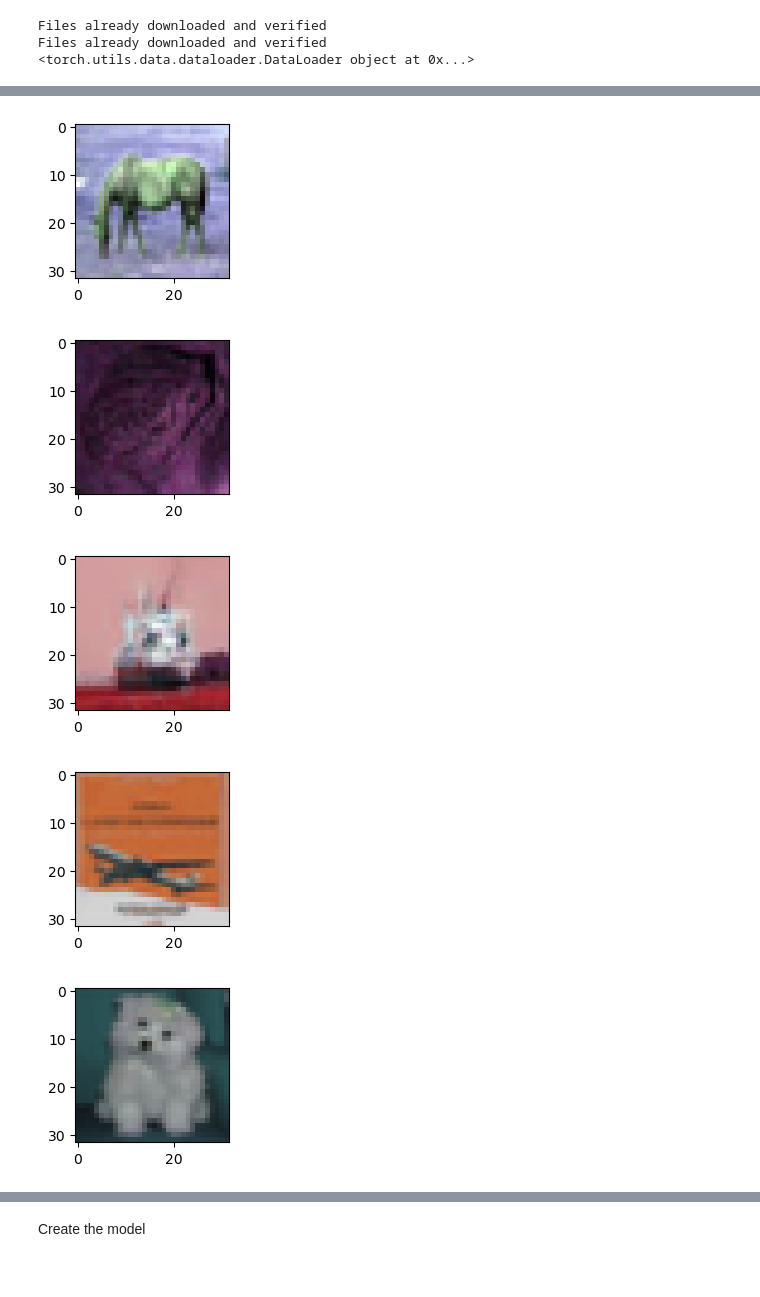
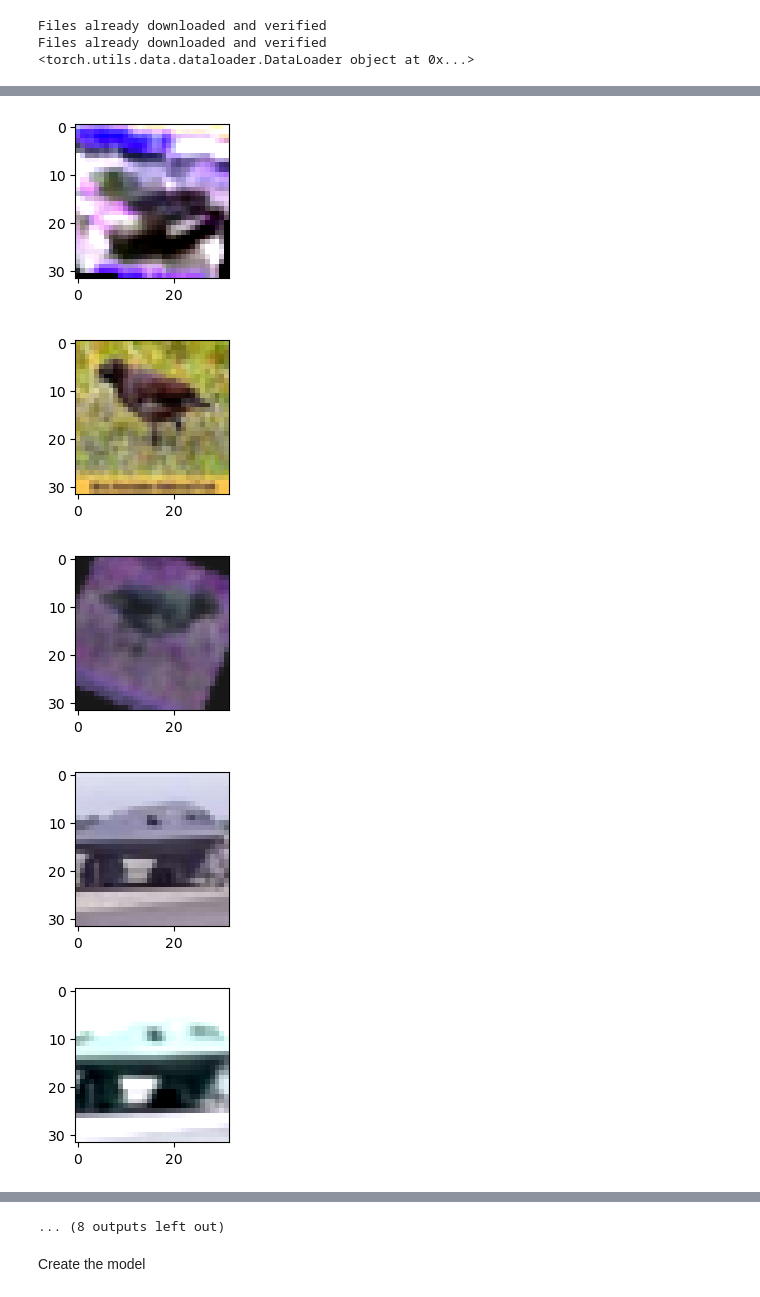
Before and after one commit to DanDan201/Cifar10-Classification, a Jupyter notebook: CNN_cifar10.ipynb, the cells around one changed output, grey strips where cells are left out. Drawn from its saved outputs; the diff is of its cells as text; code cells hidden in the pictures.

```diff
--- a/CNN_cifar10.ipynb
+++ b/CNN_cifar10.ipynb
@@ -29,3 +19,12 @@ augs = torchvision.transforms.Compose([
+# %%
+augs = torchvision.transforms.Compose([
+    T.RandomRotation(degrees = (0,30)),
+    T.Resize((40,40)),
+    T.RandomResizedCrop((32,32), scale = (0.6,1), ratio=(1,1)),
+    T.ColorJitter(brightness=0.5, contrast = 0.5, hue = 0.5, saturation=0.5),
+    T.RandomHorizontalFlip(),
+    T.ToTensor()
+])
 # %% [markdown]
 Load the Cifar10 dataset
 # %%
@@ -35,7 +34,7 @@ batch_size_test = 64
 train_data = torchvision.datasets.CIFAR10(root = './data',
                                           train = True,
                                           download=True,
-                                          transform=augs)
+                                          transform=T.ToTensor())
 test_data = torchvision.datasets.CIFAR10(root = './data',
                                           train = False,
                                           download=True,
@@ -59,4 +58,6 @@ images, labels = next(dataiter)
 
 for i in range(10):
     imshow(torchvision.utils.make_grid(images[i]))
+    temp = augs(T.functional.to_pil_image(images[i]))
+    imshow(torchvision.utils.make_grid(temp))
 # %% [output]
@@ -68,5 +69,5 @@ for i in range(10):
-[figure, old version]
+[figure, new version]
-[figure, old version]
+[figure, new version]
-[figure, old version]
+[figure, new version]
-[figure, old version]
+[figure, new version]
-[figure, old version]
+[figure, new version]
@@ -73,3 +76,4 @@ for i in range(10):
+... (8 outputs left out)
 # %% [markdown]
 Create the model
 # %%
```
Also changed, not shown: parts of 7 cells of this notebook.
